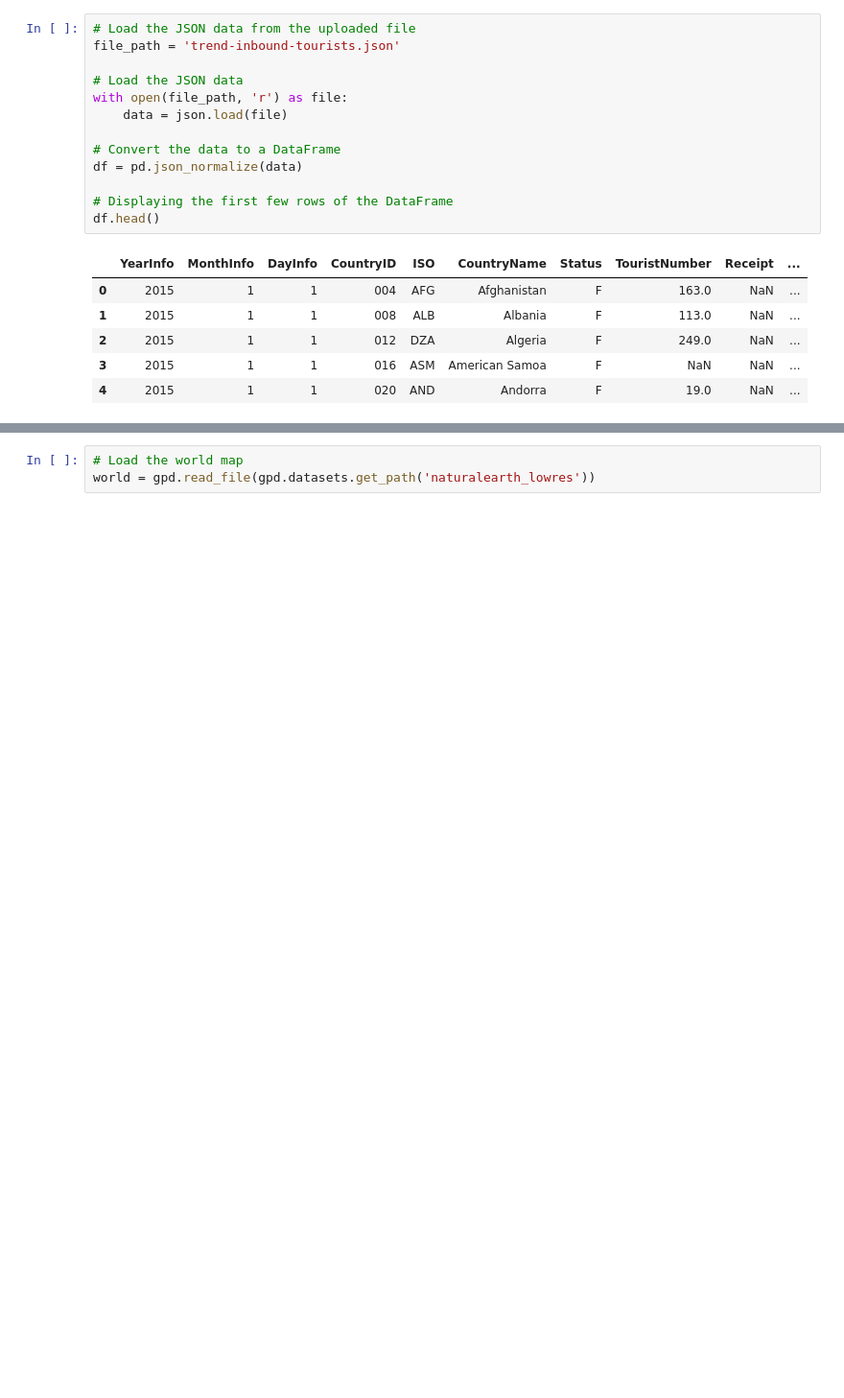
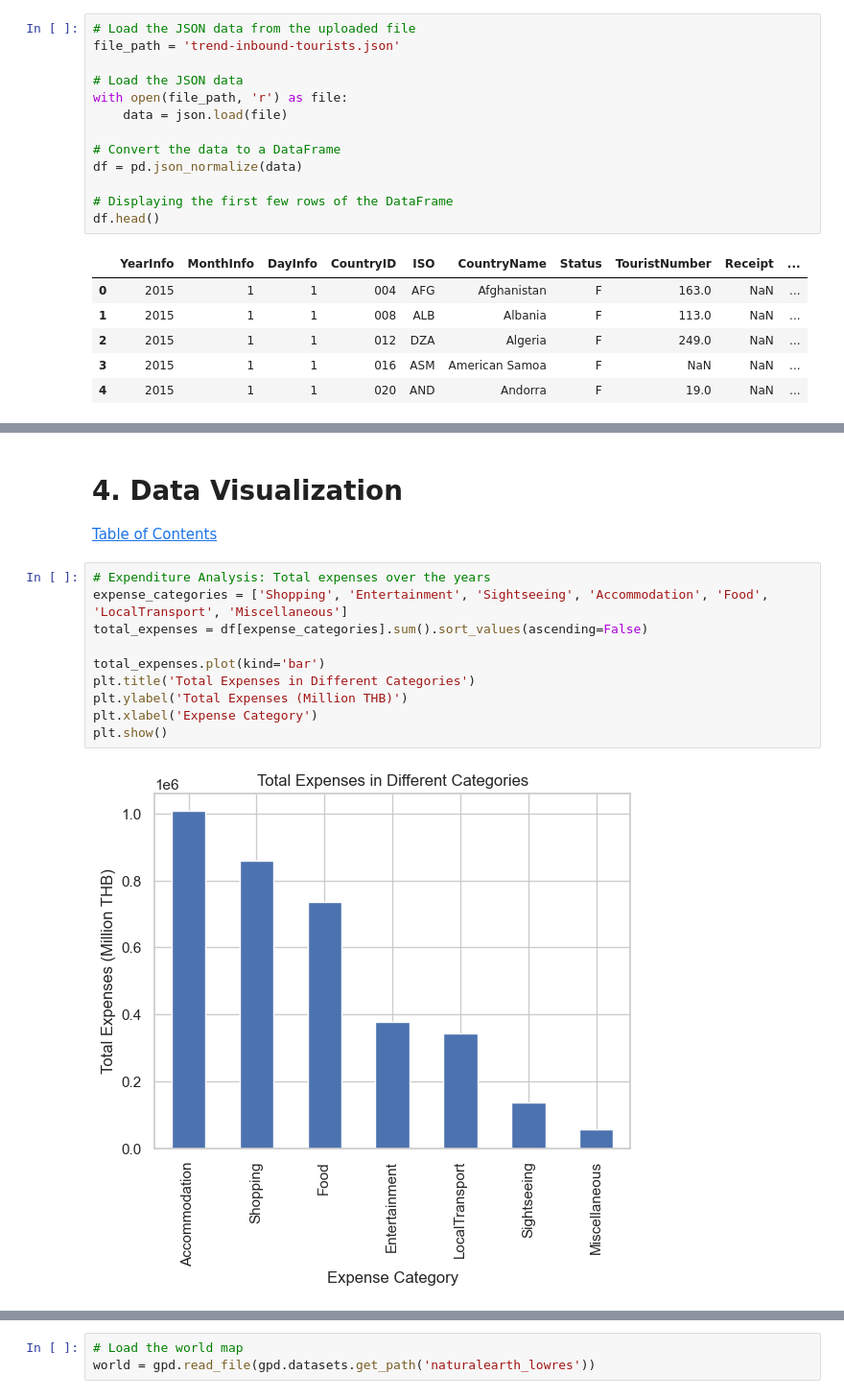
Before and after one commit to vk-poonyakanok/thailand-tourism-trend, a Jupyter notebook: Thailand_Tourism_Trends_Analysis.ipynb, the cells around one changed output, grey strips where cells are left out. Shown at 96% size. Cells and saved outputs as stored; diff of their text form; blank space fills up the shorter version.

```diff
--- a/Thailand_Tourism_Trends_Analysis.ipynb
+++ b/Thailand_Tourism_Trends_Analysis.ipynb
@@ -160,0 +241,18 @@ The `ci` parameter is deprecated. Use `errorbar=None` for the same effect.
+# %% [markdown]
+<a id="4-data-visualization"></a>
+
+# 4. Data Visualization
+
+[Table of Contents](#table-of-contents)
+# %%
+# Expenditure Analysis: Total expenses over the years
+expense_categories = ['Shopping', 'Entertainment', 'Sightseeing', 'Accommodation', 'Food', 'LocalTransport', 'Miscellaneous']
+total_expenses = df[expense_categories].sum().sort_values(ascending=False)
+
+total_expenses.plot(kind='bar')
+plt.title('Total Expenses in Different Categories')
+plt.ylabel('Total Expenses (Million THB)')
+plt.xlabel('Expense Category')
+plt.show()
+# %% [output]
+[figure, added]
```
Also changed, not shown: parts of 26 cells of this notebook, 1 other file.
